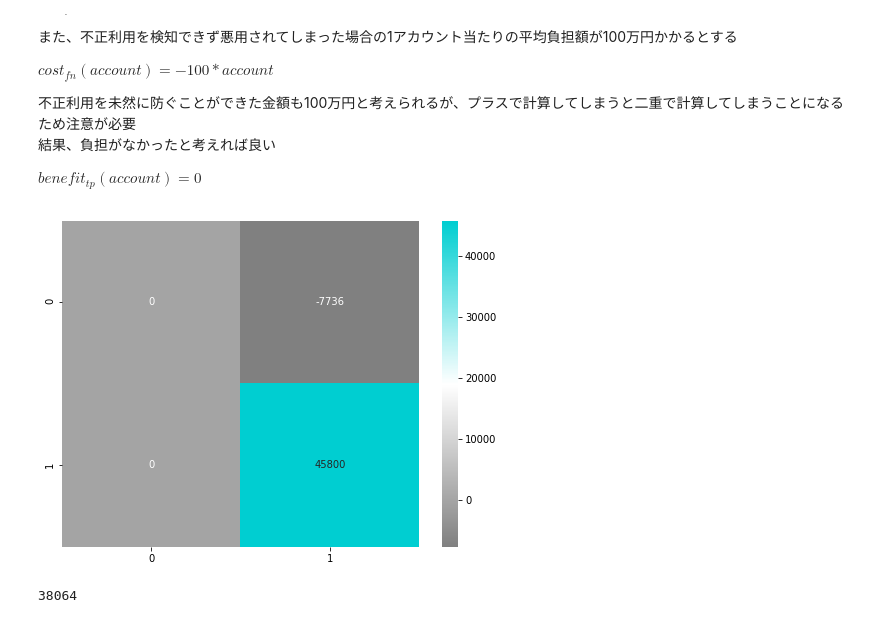
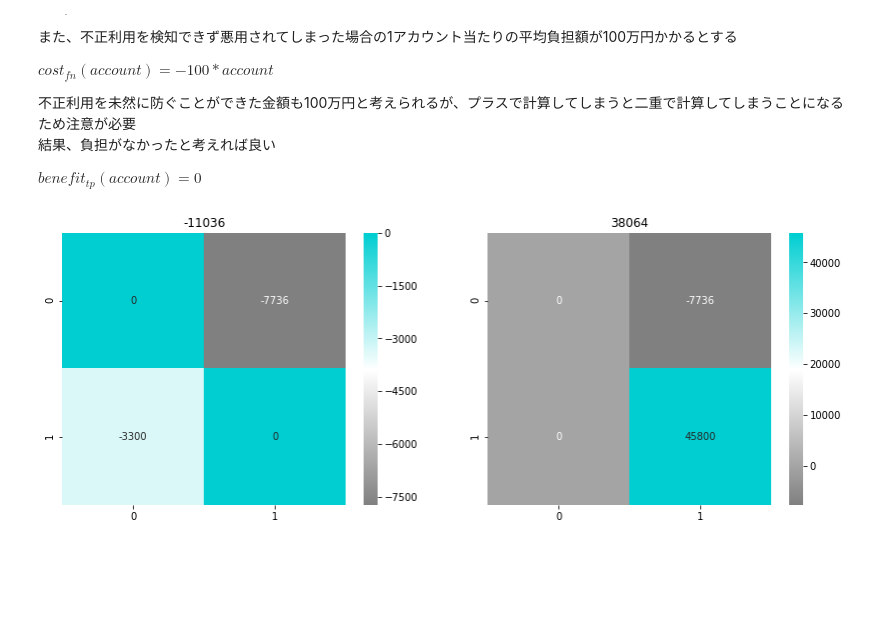
Before and after one commit to Gin04gh/datascience, a Jupyter notebook: kaggle_dataset_credit_card_fraud_detection/notebook.ipynb, the cells around one changed output. Cells and saved outputs as stored; diff of their text form; code cells hidden in the pictures; blank space fills up the shorter version.

```diff
--- a/kaggle_dataset_credit_card_fraud_detection/notebook.ipynb
+++ b/kaggle_dataset_credit_card_fraud_detection/notebook.ipynb
@@ -487,26 +487,42 @@ def benefit_tn(account):
 def cost_fp(account):
     return -1*account
 
+# 不正利用を検知できずに悪用されてしまったと考える場合
+
 def cost_fn(account):
-    #return -100*account
+    return -100*account
+
+def benefit_tp(account):
     return 0*account
 
-def benefit_tp(account):
-    #return 0*account
+# 不正利用を未然に防ぐことができたと考える場合
+
+def cost_fn2(account):
+    return 0*account
+
+def benefit_tp2(account):
     return 100*account
 # %%
 tn, fp, fn, tp = confusion_matrix_scaled.flatten()
+
+fig, axs = plt.subplots(ncols=2, figsize=(14, 5))
 
 bc_matrix = np.array([
     [benefit_tn(tn), cost_fp(fp)],
     [cost_fn(fn), benefit_tp(tp)],
 ], dtype=np.int)
 
-plt.figure(figsize=(8,6))
-sns.heatmap(bc_matrix, annot=True, fmt='d', cmap=cm)
+sns.heatmap(bc_matrix, annot=True, fmt='d', cmap=cm, ax=axs[0])
+axs[0].set_title(bc_matrix.sum())
+
+bc_matrix = np.array([
+    [benefit_tn(tn), cost_fp(fp)],
+    [cost_fn2(fn), benefit_tp2(tp)],
+], dtype=np.int)
+
+sns.heatmap(bc_matrix, annot=True, fmt='d', cmap=cm, ax=axs[1])
+axs[1].set_title(bc_matrix.sum())
+
 plt.show()
-
-bc_matrix.sum()
 # %% [output]
-[figure, old version]
+[figure, new version]
-38064
```
Also changed, not shown: parts of 6 cells of this notebook.
